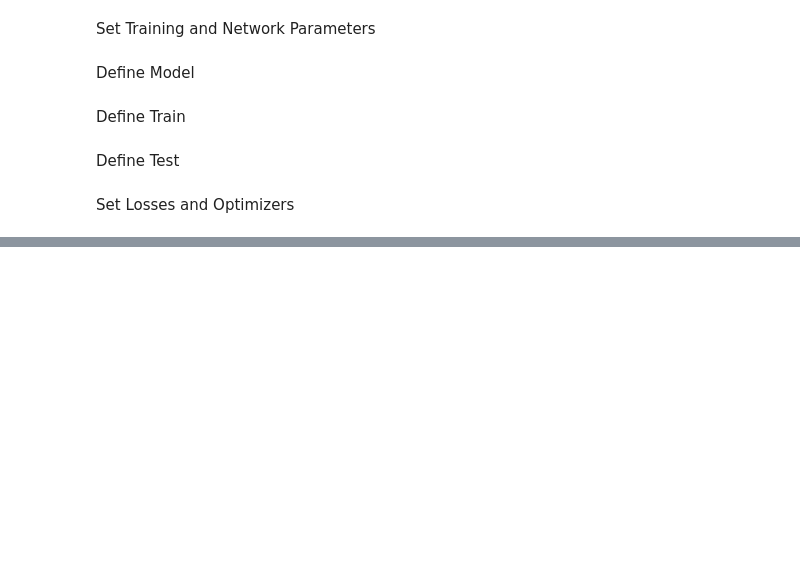
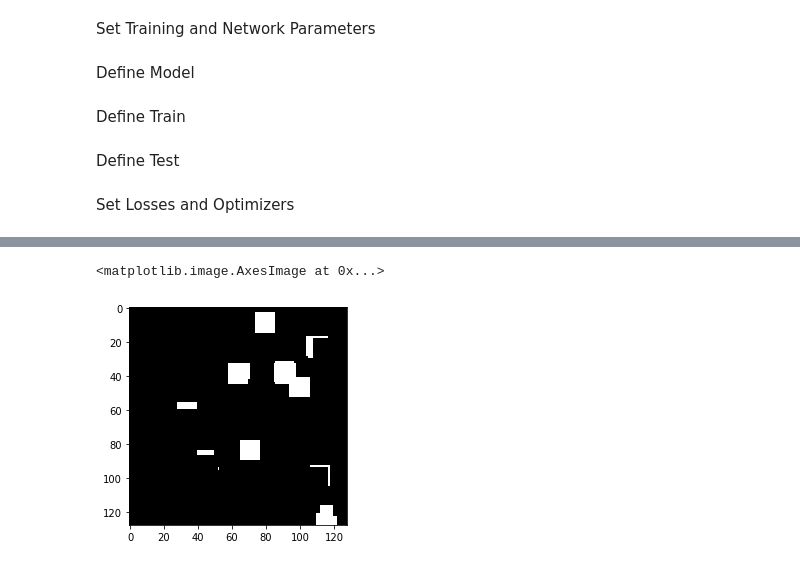
Before and after one commit to michaelmendoza/learning-tensorflow, a Jupyter notebook: notebooks/Segmentation.ipynb, the cells around one changed output, grey strips where cells are left out. Drawn from its saved outputs; the diff is of its cells as text; code cells hidden in the pictures; blank space fills up the shorter version.

```diff
--- a/notebooks/Segmentation.ipynb
+++ b/notebooks/Segmentation.ipynb
@@ -224,0 +264,5 @@ test_accuracy = tf.keras.metrics.CategoricalAccuracy(name='test_accuracy')
+# %%
+plt.imshow(data.y_test[0][:,:,1], cmap='gray')
+# %% [output]
+<matplotlib.image.AxesImage at 0x...>
+[figure, added]
```
Also changed, not shown: parts of 8 cells of this notebook.
